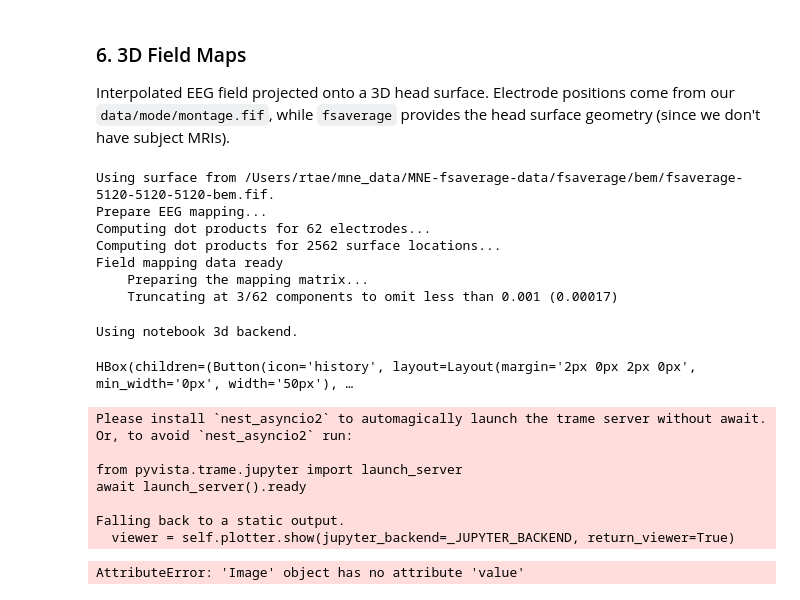
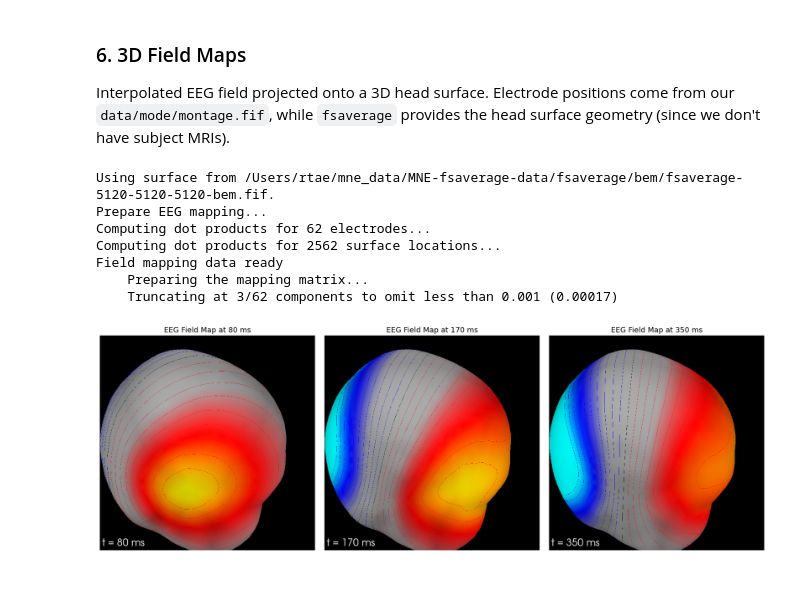
Before and after one commit to RTae/SUPA-EEG, a Jupyter notebook: viz.ipynb, the cells around one changed output. Drawn from its saved outputs; the diff is of its cells as text; code cells hidden in the pictures.

```diff
--- a/viz.ipynb
+++ b/viz.ipynb
@@ -356,36 +529,52 @@ Interpolated EEG field projected onto a 3D head surface. Electrode positions com
 # %%
 # Electrode positions are from our montage (data/mode/montage.fif), already set on `evoked`.
 # fsaverage provides only the 3D head mesh for rendering (downloaded once, ~30 MB).
+import pyvista as pv
+pv.OFF_SCREEN = True
+
 fsaverage_dir = mne.datasets.fetch_fsaverage(verbose=False)
 subjects_dir = fsaverage_dir.parent if hasattr(fsaverage_dir, "parent") else str(fsaverage_dir) + "/.."
 
 # Compute field map: our electrode positions + fsaverage head surface
 field_maps = mne.make_field_map(
     evoked,
     trans="fsaverage",
     subject="fsaverage",
     subjects_dir=subjects_dir,
 )
 
-# Plot 3D field map at key ERP time points
-for t in [0.08, 0.17, 0.35]:
-    fig = evoked.plot_field(field_maps, time=t)
-    mne.viz.set_3d_title(fig, f"EEG Field Map at {int(t*1000)} ms")
+# Monkey-patch renderer.show() to capture screenshot instead of displaying widgets
+import mne.viz.backends._notebook as _nb
+_orig_show = _nb._Renderer.show
+
+def _screenshot_show(self):
+    """Capture screenshot as PIL image and store it, skip widget display."""
+    self._screenshot = self.plotter.screenshot()
+
+_nb._Renderer.show = _screenshot_show
+
+# Plot 3D field maps: render offscreen, capture screenshots, display via matplotlib
+times = [0.08, 0.17, 0.35]
+fig_mpl, axes = plt.subplots(1, len(times), figsize=(6 * len(times), 6))
+for ax, t in zip(axes, times):
+    ef = evoked.plot_field(field_maps, time=t)
+    img = ef._renderer._screenshot
+    ax.imshow(img)
+    ax.set_title(f"EEG Field Map at {int(t*1000)} ms", fontsize=14)
+    ax.axis("off")
+    ef.plotter.close()
+
+# Restore original show
+_nb._Renderer.show = _orig_show
+
+plt.tight_layout()
+plt.show()
 # %% [output]
 Using surface from /Users/rtae/mne_data/MNE-fsaverage-data/fsaverage/bem/fsaverage-5120-5120-5120-bem.fif.
 Prepare EEG mapping...
 Computing dot products for 62 electrodes...
 Computing dot products for 2562 surface locations...
 Field mapping data ready
     Preparing the mapping matrix...
     Truncating at 3/62 components to omit less than 0.001 (0.00017)
-Using notebook 3d backend.
-HBox(children=(Button(icon='history', layout=Layout(margin='2px 0px 2px 0px', min_width='0px', width='50px'), …
-Please install `nest_asyncio2` to automagically launch the trame server without await. Or, to avoid `nest_asyncio2` run:
-
-from pyvista.trame.jupyter import launch_server
-await launch_server().ready
-
-Falling back to a static output.
-  viewer = self.plotter.show(jupyter_backend=_JUPYTER_BACKEND, return_viewer=True)
-AttributeError: 'Image' object has no attribute 'value'
+[figure, added]
```
Also changed, not shown: parts of 7 cells of this notebook, 1 other file.
